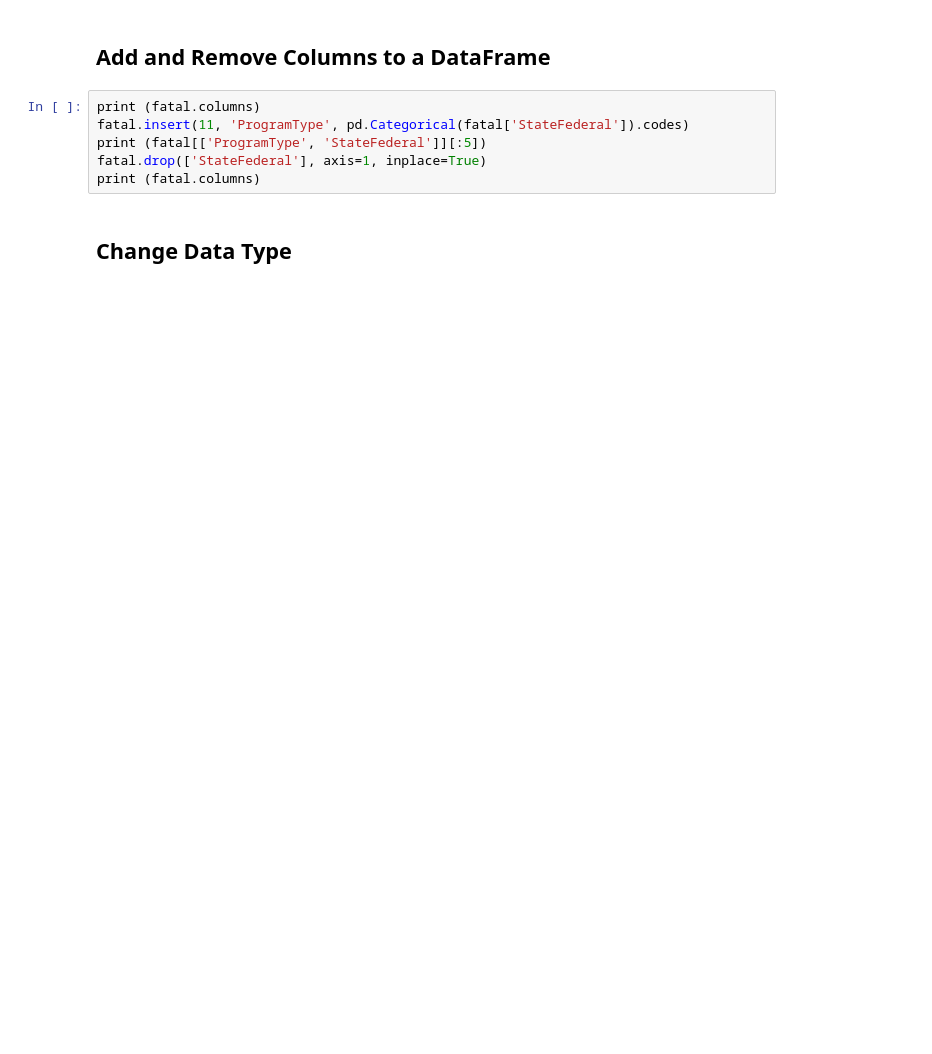
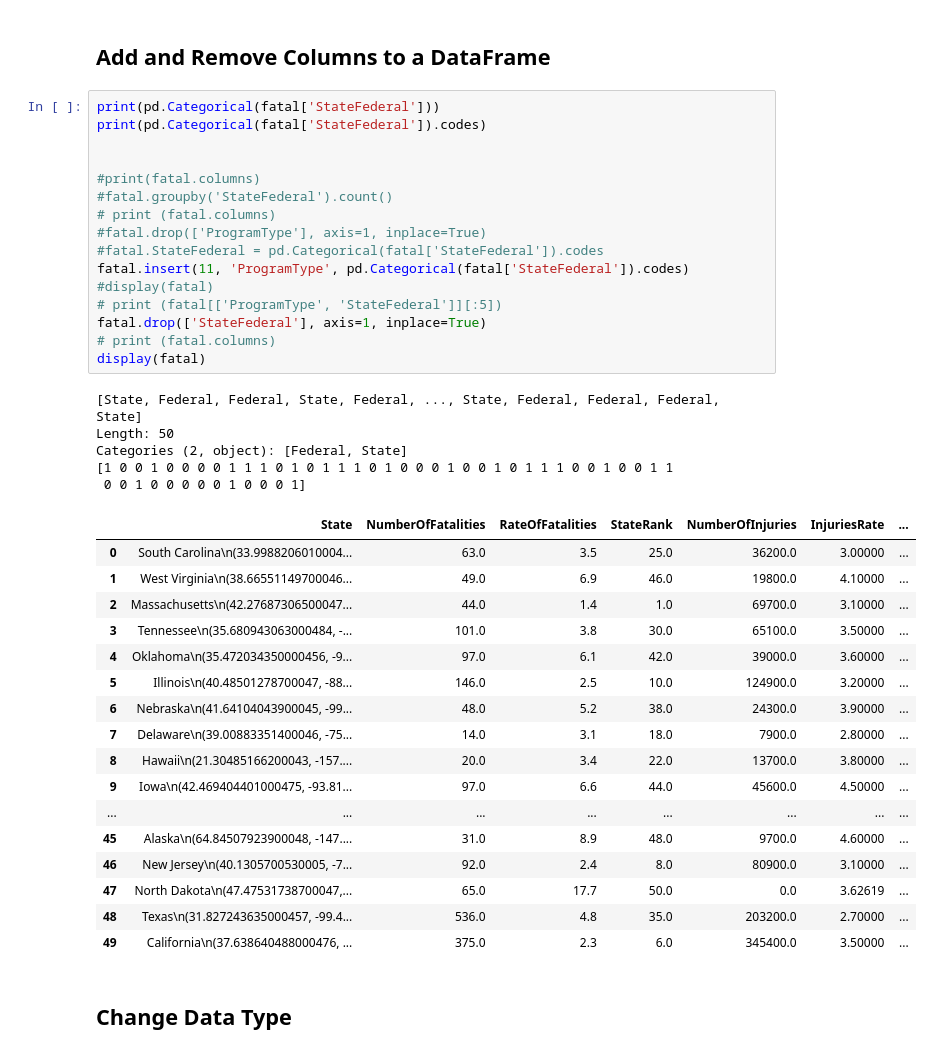
Before and after one commit to roitraining/PythonML, a Jupyter notebook: Ch04-DataPrep/04-01-DataPreparation.ipynb, the cells around one changed output. Cells and saved outputs as stored; diff of their text form; blank space fills up the shorter version.

```diff
--- a/Ch04-DataPrep/04-01-DataPreparation.ipynb
+++ b/Ch04-DataPrep/04-01-DataPreparation.ipynb
@@ -58,11 +174,44 @@ print (fatal.shape)
 # %% [markdown]
 ## Add and Remove Columns to a DataFrame
 # %%
-print (fatal.columns)
+print(pd.Categorical(fatal['StateFederal']))
+print(pd.Categorical(fatal['StateFederal']).codes)
+
+
+#print(fatal.columns)
+#fatal.groupby('StateFederal').count()
+# print (fatal.columns)
+#fatal.drop(['ProgramType'], axis=1, inplace=True)
+#fatal.StateFederal = pd.Categorical(fatal['StateFederal']).codes
 fatal.insert(11, 'ProgramType', pd.Categorical(fatal['StateFederal']).codes)
-print (fatal[['ProgramType', 'StateFederal']][:5])
+#display(fatal)
+# print (fatal[['ProgramType', 'StateFederal']][:5])
 fatal.drop(['StateFederal'], axis=1, inplace=True)
-print (fatal.columns)
+# print (fatal.columns)
+display(fatal)
+# %% [output]
+[State, Federal, Federal, State, Federal, ..., State, Federal, Federal, Federal, State]
+Length: 50
+Categories (2, object): [Federal, State]
+[1 0 0 1 0 0 0 0 1 1 1 0 1 0 1 1 1 0 1 0 0 0 1 0 0 1 0 1 1 1 0 0 1 0 0 1 1
+ 0 0 1 0 0 0 0 0 1 0 0 0 1]
+|  | State | NumberOfFatalities | RateOfFatalities | StateRank | NumberOfInjuries | InjuriesRate | ... |
+| 0 | South Carolina\n(33.9988206010004... | 63.0 | 3.5 | 25.0 | 36200.0 | 3.00000 | ... |
+| 1 | West Virginia\n(38.66551149700046... | 49.0 | 6.9 | 46.0 | 19800.0 | 4.10000 | ... |
+| 2 | Massachusetts\n(42.27687306500047... | 44.0 | 1.4 | 1.0 | 69700.0 | 3.10000 | ... |
+| 3 | Tennessee\n(35.680943063000484, -... | 101.0 | 3.8 | 30.0 | 65100.0 | 3.50000 | ... |
+| 4 | Oklahoma\n(35.472034350000456, -9... | 97.0 | 6.1 | 42.0 | 39000.0 | 3.60000 | ... |
+| 5 | Illinois\n(40.48501278700047, -88... | 146.0 | 2.5 | 10.0 | 124900.0 | 3.20000 | ... |
+| 6 | Nebraska\n(41.64104043900045, -99... | 48.0 | 5.2 | 38.0 | 24300.0 | 3.90000 | ... |
+| 7 | Delaware\n(39.00883351400046, -75... | 14.0 | 3.1 | 18.0 | 7900.0 | 2.80000 | ... |
+| 8 | Hawaii\n(21.30485166200043, -157.... | 20.0 | 3.4 | 22.0 | 13700.0 | 3.80000 | ... |
+| 9 | Iowa\n(42.469404401000475, -93.81... | 97.0 | 6.6 | 44.0 | 45600.0 | 4.50000 | ... |
+| ... | ... | ... | ... | ... | ... | ... | ... |
+| 45 | Alaska\n(64.84507923900048, -147.... | 31.0 | 8.9 | 48.0 | 9700.0 | 4.60000 | ... |
+| 46 | New Jersey\n(40.1305700530005, -7... | 92.0 | 2.4 | 8.0 | 80900.0 | 3.10000 | ... |
+| 47 | North Dakota\n(47.47531738700047,... | 65.0 | 17.7 | 50.0 | 0.0 | 3.62619 | ... |
+| 48 | Texas\n(31.827243635000457, -99.4... | 536.0 | 4.8 | 35.0 | 203200.0 | 2.70000 | ... |
+| 49 | California\n(37.638640488000476, ... | 375.0 | 2.3 | 6.0 | 345400.0 | 3.50000 | ... |
 # %% [markdown]
 ## Change Data Type
 # %%
```
Also changed, not shown: parts of 14 cells of this notebook, 6 other files.
